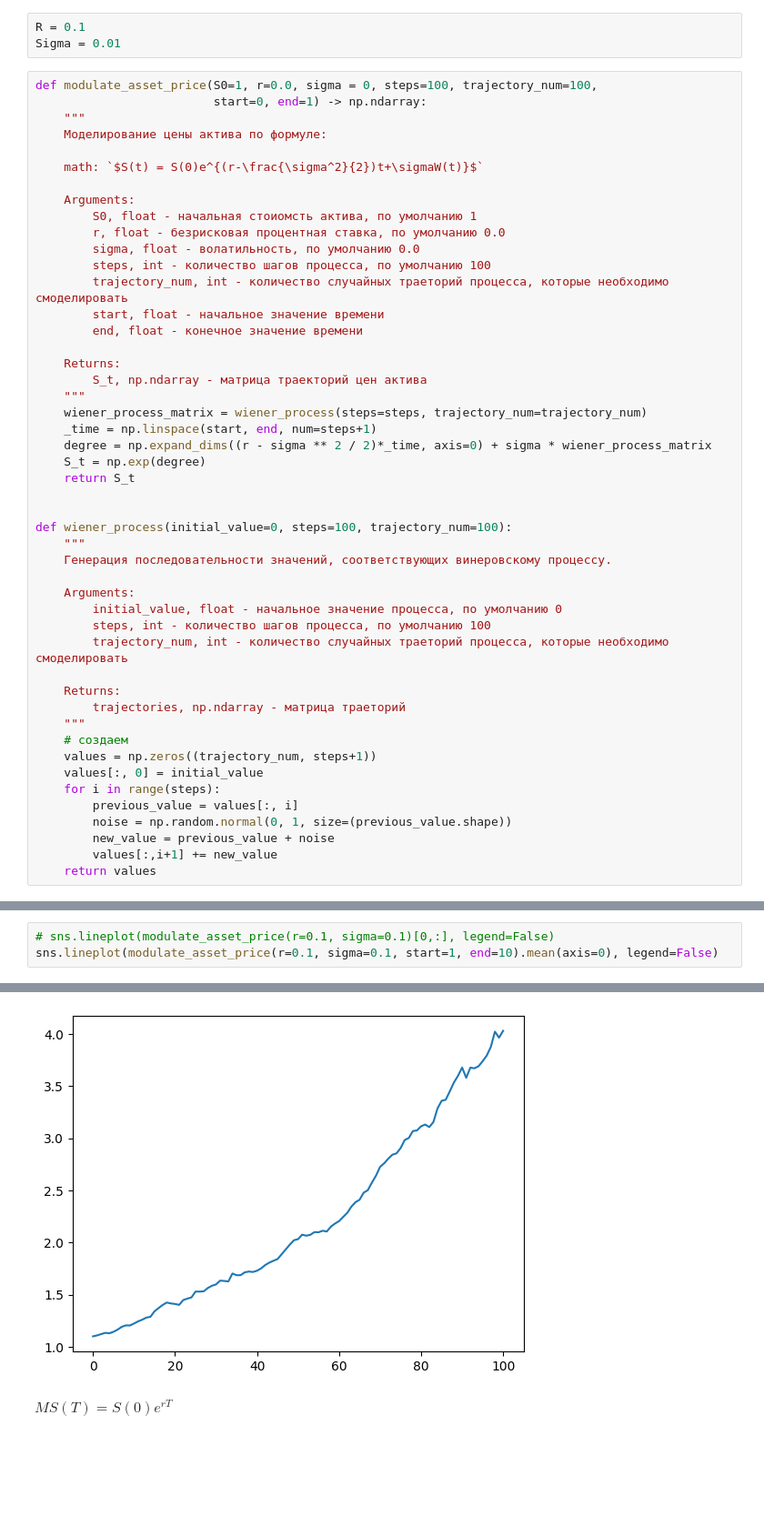
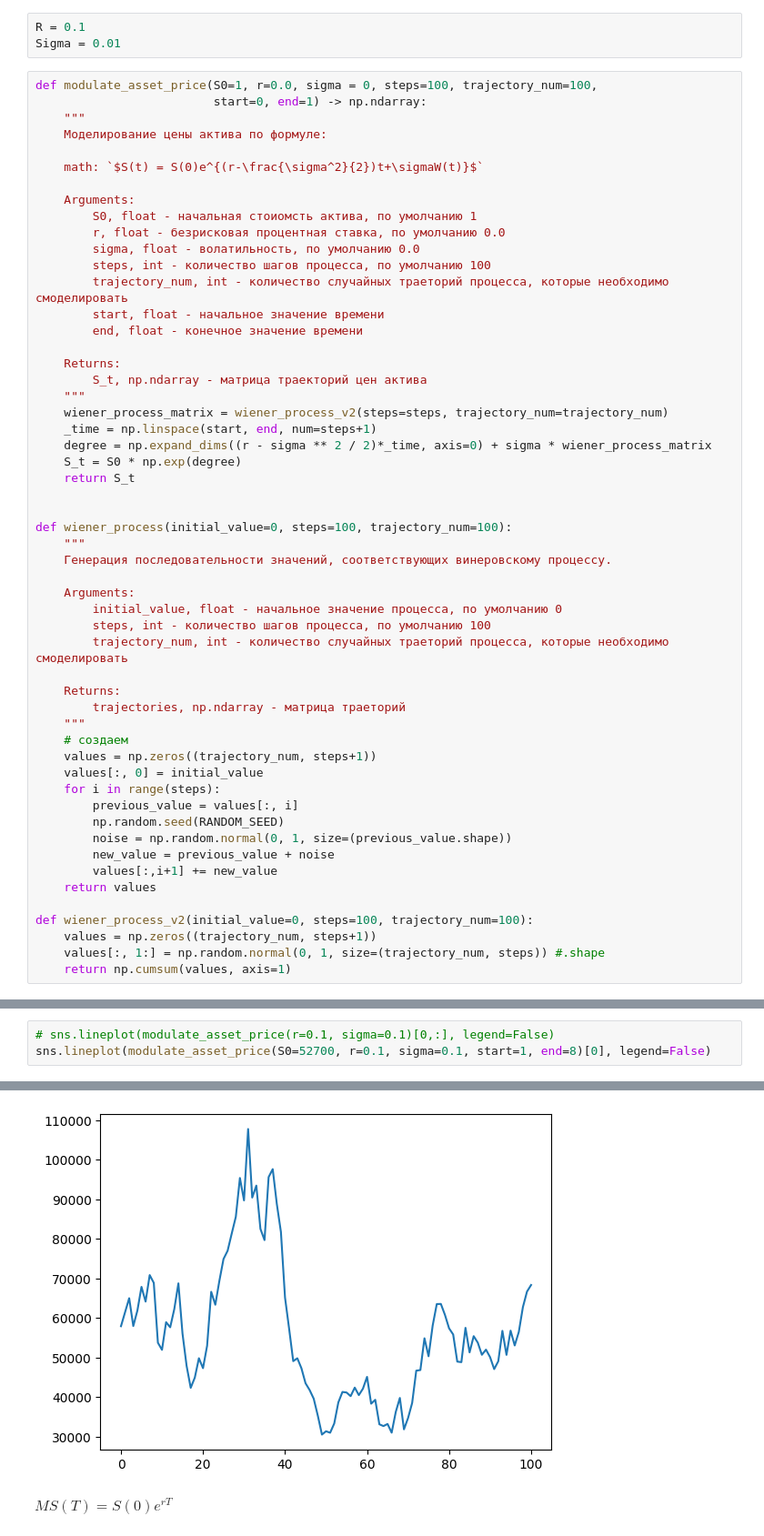
Before and after one commit to Kasymkhankhubiyev/Sirius-Uni, a Jupyter notebook: Derivatives/series1.ipynb, the cells around one changed output, grey strips where cells are left out. Shown at 91% size. Drawn from its saved outputs; the diff is of its cells as text; blank space fills up the shorter version.

```diff
--- a/Derivatives/series1.ipynb
+++ b/Derivatives/series1.ipynb
@@ -39,10 +41,10 @@ def modulate_asset_price(S0=1, r=0.0, sigma = 0, steps=100, trajectory_num=100,
     Returns:
         S_t, np.ndarray - матрица траекторий цен актива
     """
-    wiener_process_matrix = wiener_process(steps=steps, trajectory_num=trajectory_num)
+    wiener_process_matrix = wiener_process_v2(steps=steps, trajectory_num=trajectory_num)
     _time = np.linspace(start, end, num=steps+1)
     degree = np.expand_dims((r - sigma ** 2 / 2)*_time, axis=0) + sigma * wiener_process_matrix
-    S_t = np.exp(degree)
+    S_t = S0 * np.exp(degree)
     return S_t
 
 
@@ -63,7 +65,13 @@ def wiener_process(initial_value=0, steps=100, trajectory_num=100):
     values[:, 0] = initial_value
     for i in range(steps):
         previous_value = values[:, i]
+        np.random.seed(RANDOM_SEED)
         noise = np.random.normal(0, 1, size=(previous_value.shape))
         new_value = previous_value + noise
         values[:,i+1] += new_value
     return values
+
+def wiener_process_v2(initial_value=0, steps=100, trajectory_num=100):
+    values = np.zeros((trajectory_num, steps+1))
+    values[:, 1:] = np.random.normal(0, 1, size=(trajectory_num, steps)) #.shape
+    return np.cumsum(values, axis=1)
@@ -70,9 +91,9 @@ def wiener_process(initial_value=0, steps=100, trajectory_num=100):
 # %%
 # sns.lineplot(modulate_asset_price(r=0.1, sigma=0.1)[0,:], legend=False)
-sns.lineplot(modulate_asset_price(r=0.1, sigma=0.1, start=1, end=10).mean(axis=0), legend=False)
+sns.lineplot(modulate_asset_price(S0=52700, r=0.1, sigma=0.1, start=1, end=8)[0], legend=False)
 # %% [output]
 <Axes: >
-[figure, old version]
+[figure, new version]
 # %% [markdown]
 $MS(T) = S(0)e^{rT}$
 # %%
```
Also changed, not shown: parts of 20 cells of this notebook.
